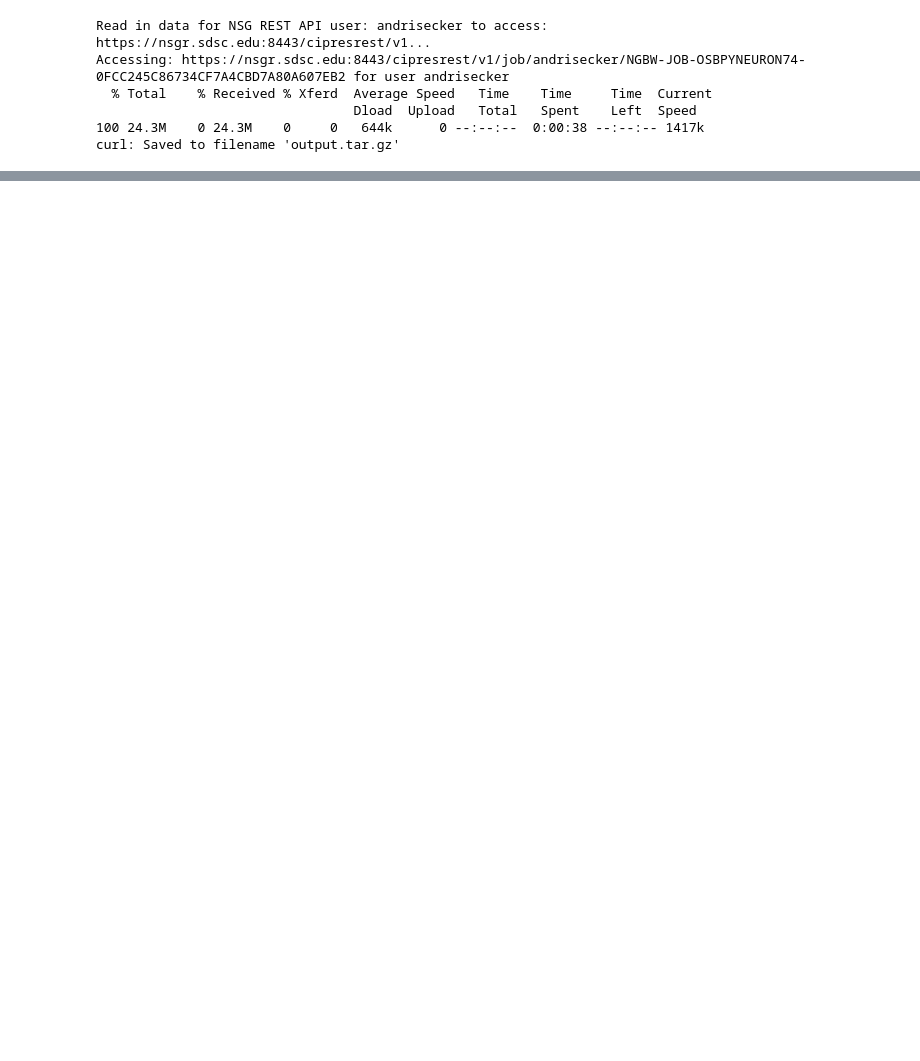
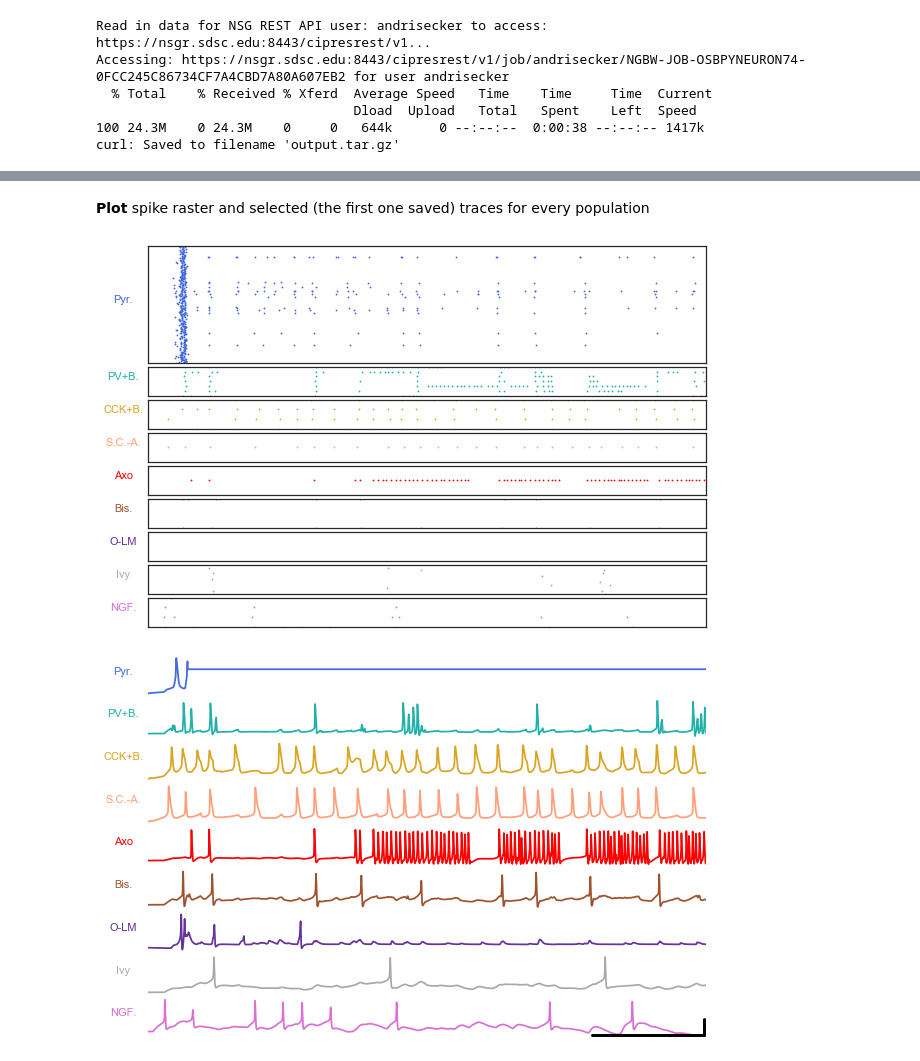
Before and after one commit to mbezaire/ca1, a Jupyter notebook: NSG/nml_NSG.ipynb, the cells around one changed output, grey strips where cells are left out. Drawn from its saved outputs; the diff is of its cells as text; code cells hidden in the pictures; blank space fills up the shorter version.

```diff
--- a/NSG/nml_NSG.ipynb
+++ b/NSG/nml_NSG.ipynb
@@ -265,0 +312,9 @@ curl: Saved to filename 'output.tar.gz'
+# %% [markdown]
+**Plot** spike raster and selected (the first one saved) traces for every population
+# %%
+# plot results (see plots.py)
+plot_rasters(dSpikeTimes, dSpikingNeurons, dIDx, simduration, "nml_scale%s"%scale)
+plot_traces(dPlotTraces, t, "nml_scale%s"%scale)
+# %% [output]
+[figure, added]
+[figure, added]
```
Also changed, not shown: parts of 10 cells of this notebook.
